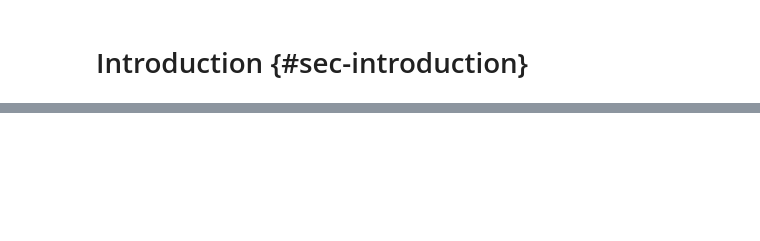
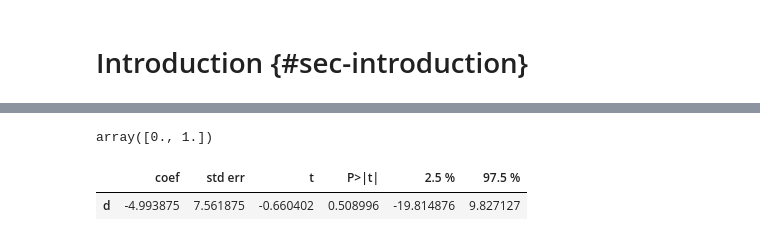
Before and after one commit to mcargnel/mea, a Jupyter notebook: sections/1_intro.ipynb, the cells around one changed output, grey strips where cells are left out. Drawn from its saved outputs; the diff is of its cells as text; code cells hidden in the pictures; blank space fills up the shorter version.

```diff
--- a/sections/1_intro.ipynb
+++ b/sections/1_intro.ipynb
@@ -83,0 +111,34 @@ The remainder of this document is organized as follows. [@sec-related-work] revi
+# %%
+df_panel_2 = df_panel.reset_index().dropna()
+# %%
+# Option 1: Using EconML (most popular)
+from econml.dml import LinearDML
+from sklearn.ensemble import RandomForestRegressor
+import pandas as pd
+
+# Prepare data
+y = df_panel_2['lnactionnonoil']
+T = df_panel_2['frack_post']  # treatment
+X = df_panel_2[['fracked', 'treatment', 'lnestab', 'lnemp']]  # controls
+
+# Add fixed effects as controls
+entity_dummies = pd.get_dummies(df_panel_2['zipcode'], prefix='entity')
+time_dummies = pd.get_dummies(df_panel_2['year'], prefix='year')
+X_with_fe = pd.concat([X, entity_dummies, time_dummies], axis=1)
+
+# Fit DML model
+dml = LinearDML(
+    model_y=RandomForestRegressor(n_estimators=100),
+    model_t=RandomForestRegressor(n_estimators=100),
+    discrete_treatment=False,
+    cv=5
+)
+
+dml.fit(Y=y, T=T, X=X_with_fe)
+
+# Results
+print("DML Treatment Effect:", dml.coef_[0])
+print("Confidence Interval:", dml.coef__interval(alpha=0.05))
+print("Standard Error:", dml.coef__stderr)
+
+# =================================================================
@@ -83,0 +509,18 @@ The remainder of this document is organized as follows. [@sec-related-work] revi
+# %%
+data['t'].unique()
+# %% [output]
+array([0., 1.])
+# %%
+
+#from doubleml.datasets import make_did_SZ2020
+from sklearn.ensemble import RandomForestRegressor, RandomForestClassifier
+np.random.seed(42)
+ml_g = RandomForestRegressor(n_estimators=100, max_depth=5, min_samples_leaf=5)
+ml_m = RandomForestClassifier(n_estimators=100, max_depth=5, min_samples_leaf=5)
+data = make_did_SZ2020(n_obs=500, cross_sectional_data=True, return_type='DataFrame')
+obj_dml_data = dml.DoubleMLData(data, 'y', 'd', t_col='t')
+dml_did_obj = dml.DoubleMLDIDCS(obj_dml_data, ml_g, ml_m)
+dml_did_obj.fit().summary
+# %% [output]
+|  | coef | std err | t | P>|t| | 2.5 % | 97.5 % |
+| d | -4.993875 | 7.561875 | -0.660402 | 0.508996 | -19.814876 | 9.827127 |
```
Also changed, not shown: parts of 26 cells of this notebook, 11 other files.
